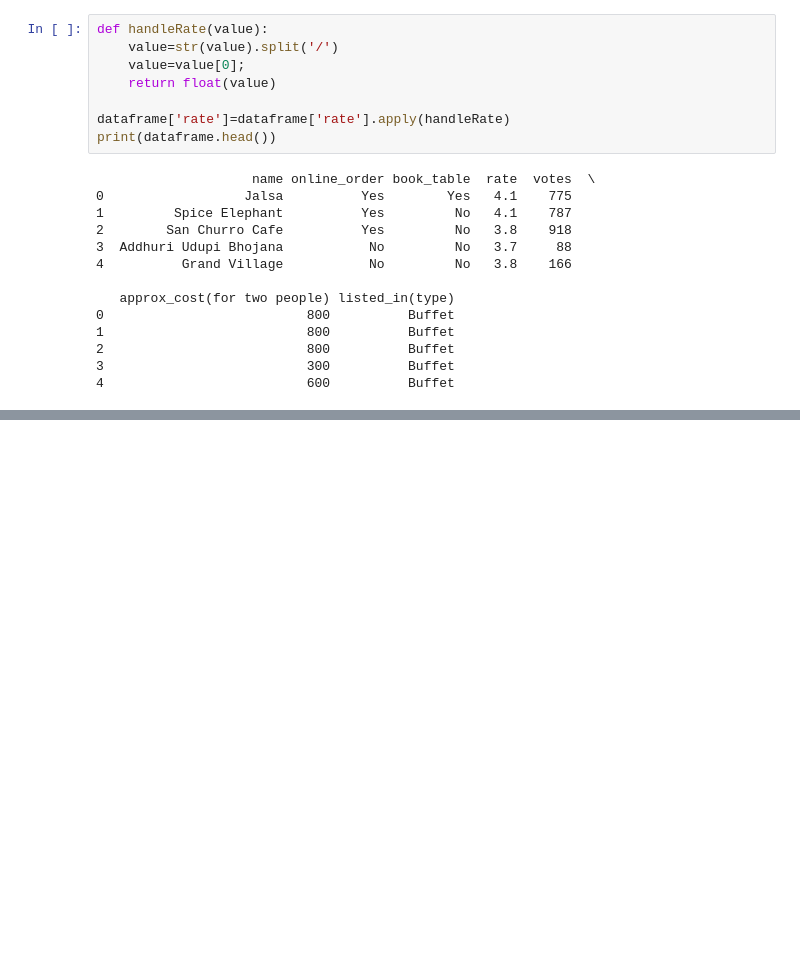
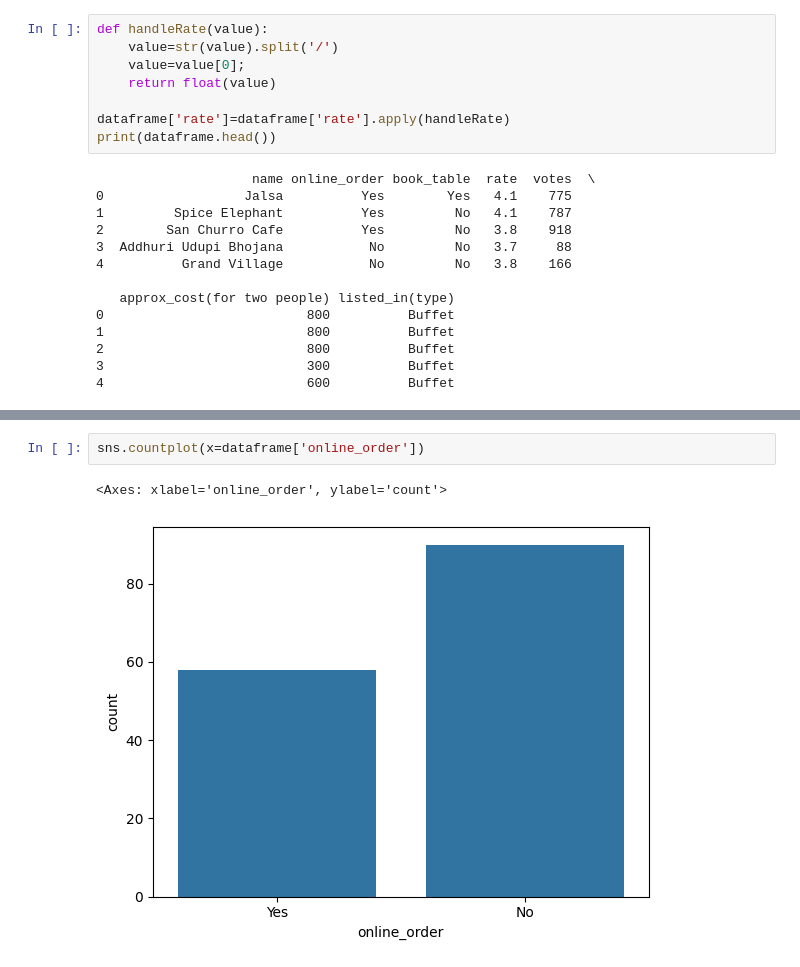
Before and after one commit to av150sharma/project, a Jupyter notebook: Zomato_Data_Analysis_Using_Python.ipynb, the cells around one changed output, grey strips where cells are left out. Saved outputs shown, nothing was run; the diff lists cells and outputs as text; blank space fills up the shorter version.

```diff
--- a/Zomato_Data_Analysis_Using_Python.ipynb
+++ b/Zomato_Data_Analysis_Using_Python.ipynb
@@ -68,0 +111,5 @@ print(dataframe.head())
+# %%
+sns.countplot(x=dataframe['online_order'])
+# %% [output]
+<Axes: xlabel='online_order', ylabel='count'>
+[figure, added]
```
Also changed, not shown: parts of 9 cells of this notebook.
